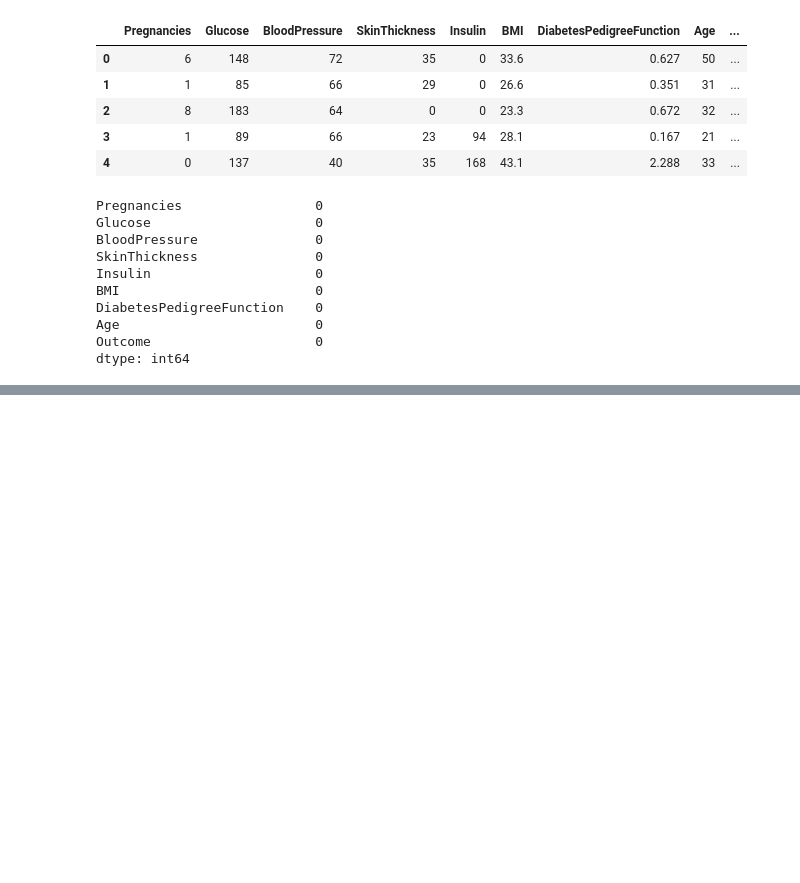
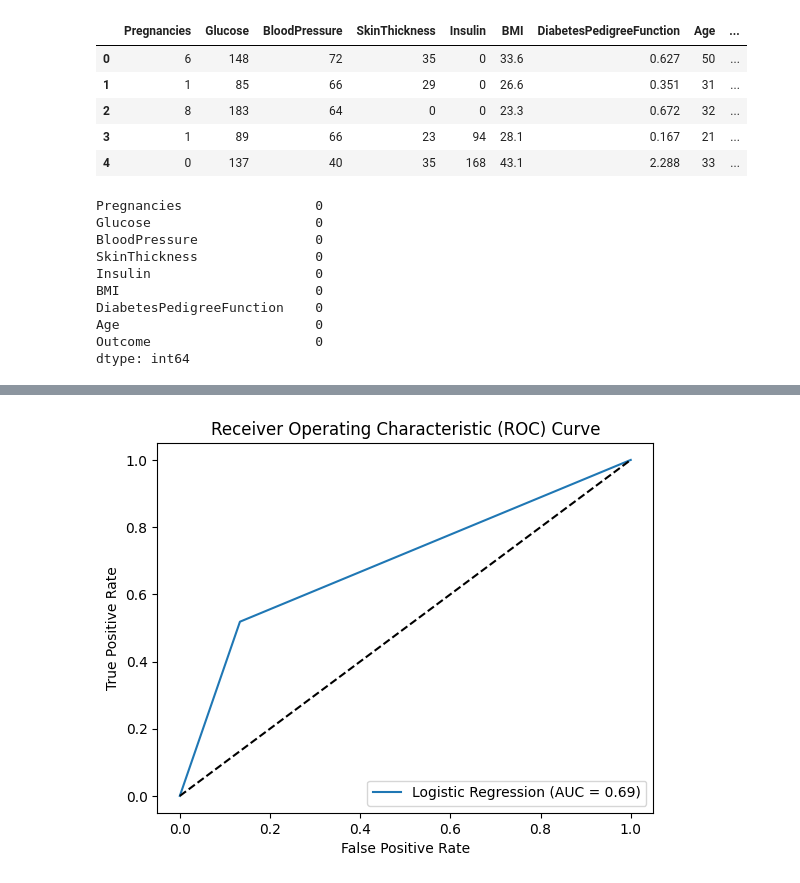
Before and after one commit to Tathagat017/Diabetes_Eda_Model_train, a Jupyter notebook: model.ipynb, the cells around one changed output, grey strips where cells are left out. Cells and saved outputs as stored; diff of their text form; code cells hidden in the pictures; blank space fills up the shorter version.

```diff
--- a/model.ipynb
+++ b/model.ipynb
@@ -266,0 +185,12 @@ ROC AUC Score: 0.7098509933774835
+# %%
+#ROC curve plot for Model 1
+fpr_lr, tpr_lr, thresholds_lr = roc_curve(y_test, y_pred_lr)
+plt.plot(fpr_lr, tpr_lr, label='Logistic Regression (AUC = %0.2f)' % roc_auc_lr)
+plt.plot([0, 1], [0, 1], 'k--')  # Random guessing line
+plt.xlabel('False Positive Rate')
+plt.ylabel('True Positive Rate')
+plt.title('Receiver Operating Characteristic (ROC) Curve')
+plt.legend(loc="lower right")
+plt.show()
+# %% [output]
+[figure, added]
```
Also changed, not shown: parts of 18 cells of this notebook.
